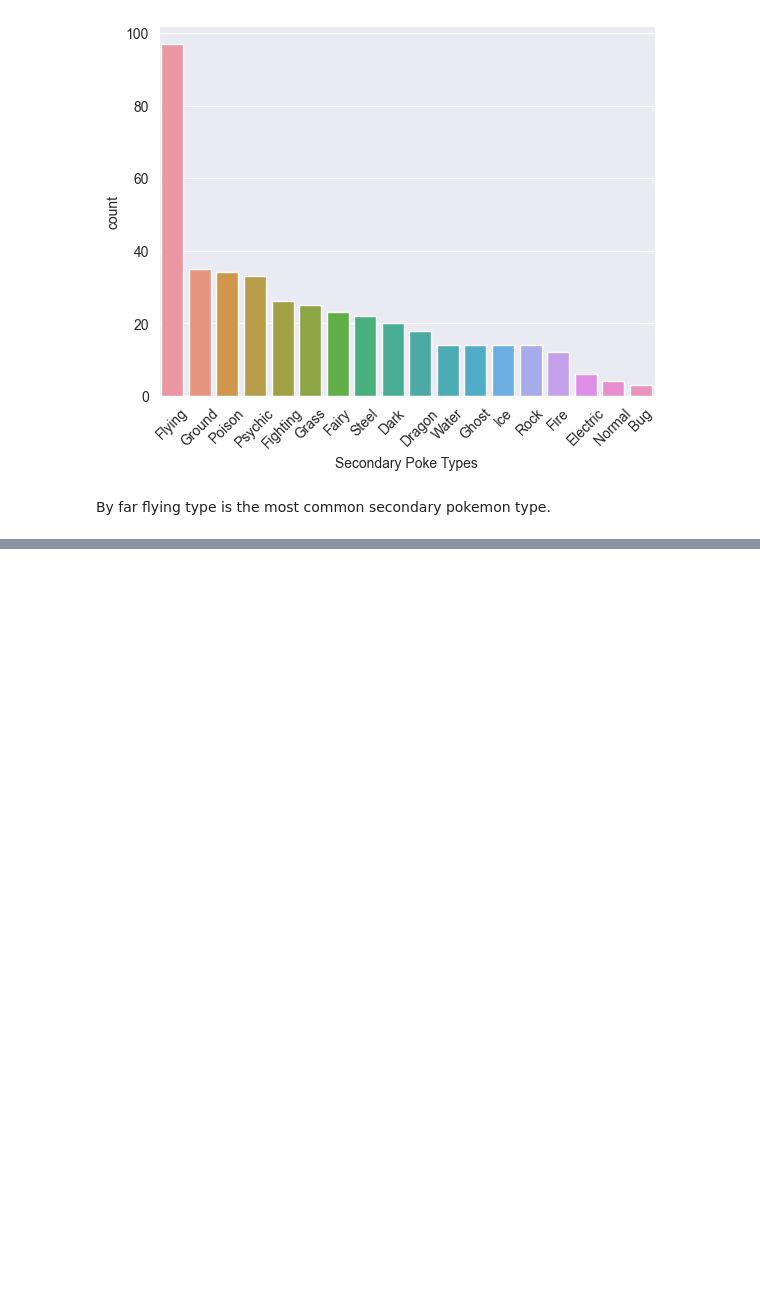
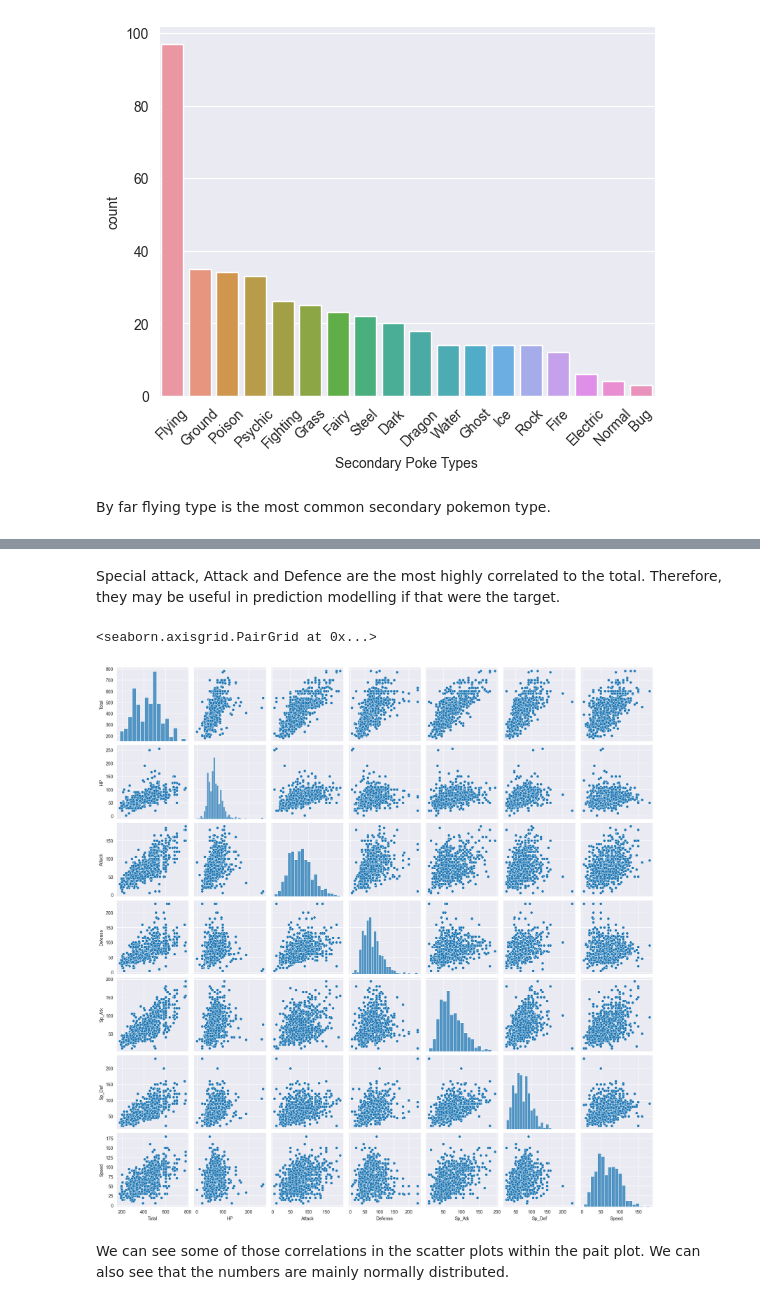
Before and after one commit to ShaniceWilliams/poke-project, a Jupyter notebook: poke_project.ipynb, the cells around one changed output, grey strips where cells are left out. Saved outputs shown, nothing was run; the diff lists cells and outputs as text; code cells hidden in the pictures; blank space fills up the shorter version.

```diff
--- a/poke_project.ipynb
+++ b/poke_project.ipynb
@@ -128,0 +272,9 @@ By far flying type is the most common secondary pokemon type.
+# %% [markdown]
+Special attack, Attack and Defence are the most highly correlated to the total. Therefore, they may be useful in prediction modelling if that were the target.
+# %%
+sns.pairplot(num_cols)
+# %% [output]
+<seaborn.axisgrid.PairGrid at 0x...>
+[figure, added]
+# %% [markdown]
+We can see some of those correlations in the scatter plots within the pait plot. We can also see that the numbers are mainly normally distributed.
```
Also changed, not shown: parts of 16 cells of this notebook, 1 other file.
